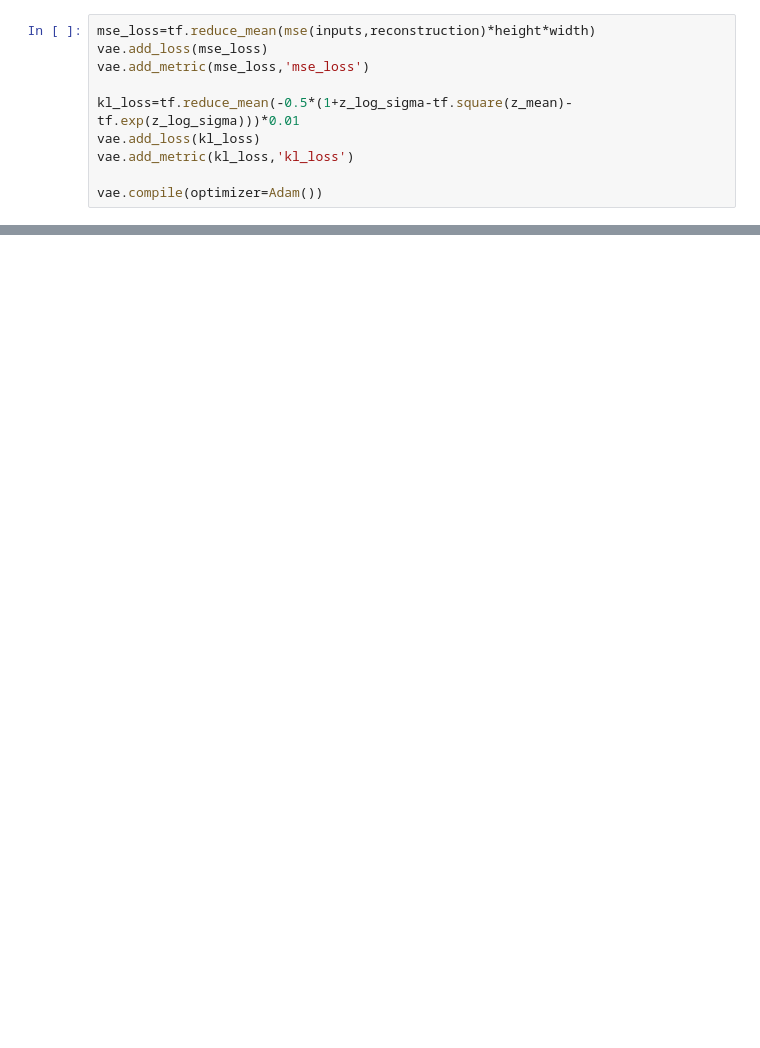
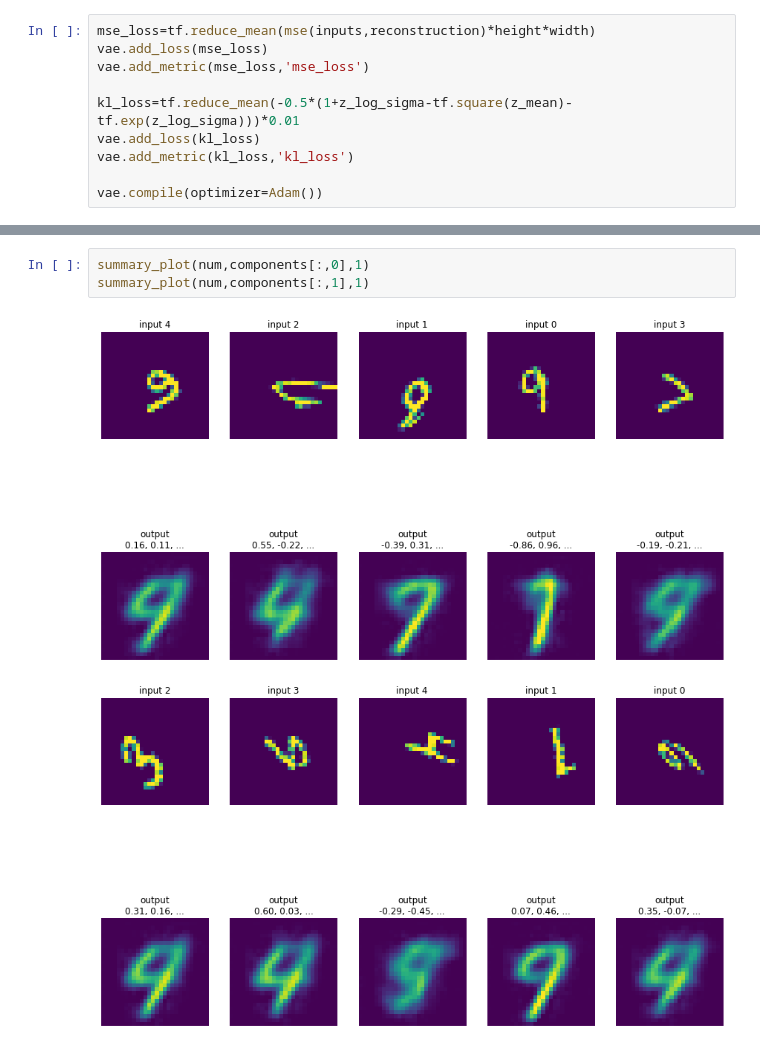
Before and after one commit to Volconage/Deblending-Galaxies-Project, a Jupyter notebook: vae_test_attempt2.ipynb, the cells around one changed output, grey strips where cells are left out. Saved outputs shown, nothing was run; the diff lists cells and outputs as text; blank space fills up the shorter version.

```diff
--- a/vae_test_attempt2.ipynb
+++ b/vae_test_attempt2.ipynb
@@ -163,0 +185,6 @@ summary_plot()
+# %%
+summary_plot(num,components[:,0],1)
+summary_plot(num,components[:,1],1)
+# %% [output]
+[figure, added]
+[figure, added]
```
Also changed, not shown: parts of 9 cells of this notebook.
